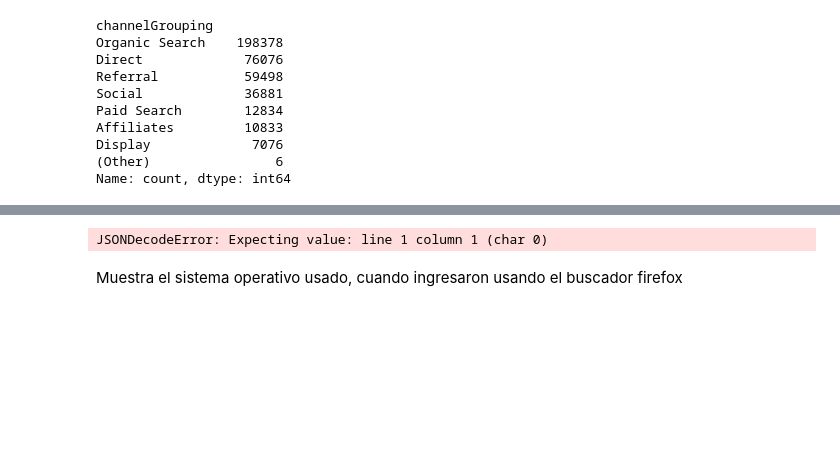
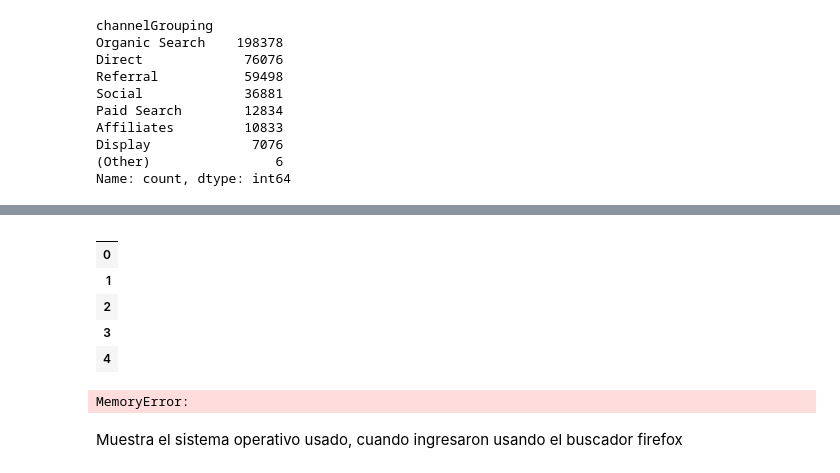
Before and after one commit to AndresF100/Projects_UNAL, a Jupyter notebook: Módulo 3/Proyecto Módulo 3.ipynb, the cells around one changed output, grey strips where cells are left out. Cells and saved outputs as stored; diff of their text form; code cells hidden in the pictures; blank space fills up the shorter version.

```diff
--- a/Módulo 3/Proyecto Módulo 3.ipynb
+++ b/Módulo 3/Proyecto Módulo 3.ipynb
@@ -415,14 +281,20 @@ df_concatenated.head(2)
-# %%
-import json
-
-def extract_values_json(json_str, key_json):
-    datos= json.loads(json_str)
-    return datos[key_json]
-
-## consultas
-base_Test["device"]= base_Test["device"].apply(extract_values_json("device","browser"), meta=("device", "str"))
-# %% [output]
-JSONDecodeError: Expecting value: line 1 column 1 (char 0)
+# %%
+
+# Compute the result
+result = expanded_df.compute()
+# %%
+result.head(5)
+# %% [output]
+|  |
+| 0 |
+| 1 |
+| 2 |
+| 3 |
+| 4 |
+# %%
+expanded_df = pd.json_normalize(base_Test["hits"])
+# %% [output]
+MemoryError:
 # %%
 Daniela
 # %% [markdown]
```
Also changed, not shown: parts of 33 cells of this notebook.
